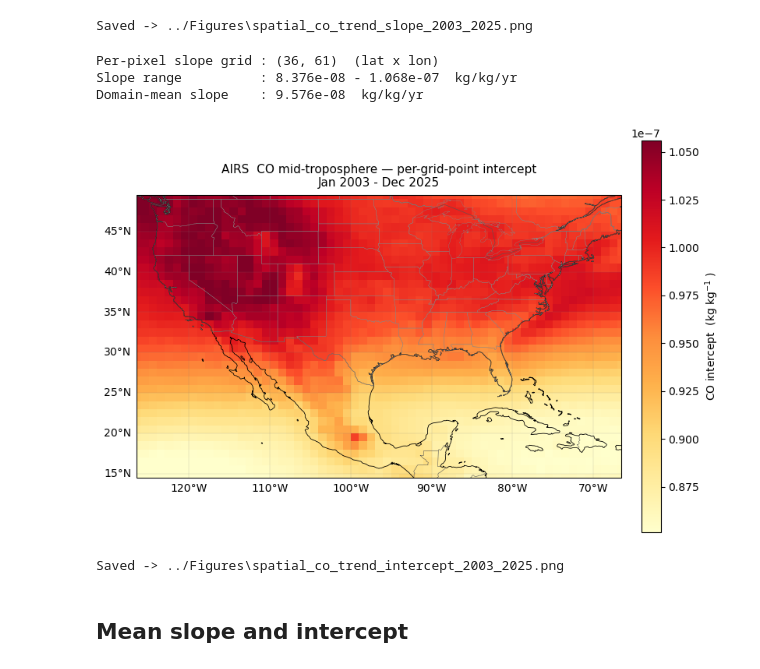
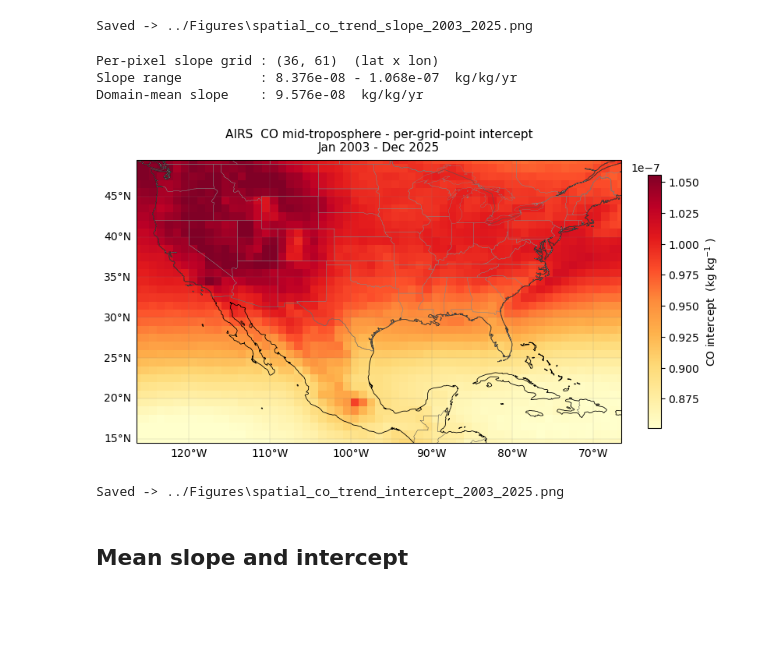
Before and after one commit to manohar322028/harmonic-analysis, a Jupyter notebook: Scripts/detrend.ipynb, the cells around one changed output. Saved outputs shown, nothing was run; the diff lists cells and outputs as text; code cells hidden in the pictures; blank space fills up the shorter version.

```diff
--- a/Scripts/detrend.ipynb
+++ b/Scripts/detrend.ipynb
@@ -349,38 +349,39 @@ fig_s, ax_s = plt.subplots(
     figsize=(8, 6),
     subplot_kw={"projection": ccrs.PlateCarree()},
     constrained_layout=True,
+
 )
 ax_s.set_extent(ext, crs=ccrs.PlateCarree())
 ax_s.add_feature(cfeature.COASTLINE, linewidth=0.6, edgecolor="k")
 ax_s.add_feature(cfeature.BORDERS,   linewidth=0.4, edgecolor="#555")
 ax_s.add_feature(cfeature.STATES,    linewidth=0.25, edgecolor="#888")
 
 pcm = ax_s.pcolormesh(
     lons, lats, slope,
     transform=ccrs.PlateCarree(),
     cmap="YlOrRd", vmin=vmin_s, vmax=vmax_s, shading="auto",
 )
-cb = fig_s.colorbar(pcm, ax=ax_s, orientation="vertical", shrink=0.85, pad=0.02)
+cb = fig_s.colorbar(pcm, ax=ax_s, orientation="vertical", shrink=0.55, pad=0.02)
 cb.set_label("CO intercept  (kg kg$^{-1}$ )", fontsize=10)
 
 gl = ax_s.gridlines(draw_labels=True, linewidth=0.3, color="gray", alpha=0.4)
 gl.top_labels = gl.right_labels = False
 
 ax_s.set_title(
-    "AIRS  CO mid-troposphere — per-grid-point intercept\n"
+    "AIRS  CO mid-troposphere - per-grid-point intercept\n"
     f"{months[0].strftime('%b %Y')} - {months[-1].strftime('%b %Y')}",
     fontsize=11, pad=8,
 )
 
 out_s = os.path.join(OUT_DIR, "spatial_co_trend_intercept_2003_2025.png")
 fig_s.savefig(out_s, dpi=150, bbox_inches="tight")
 plt.show()
 print("Saved ->", out_s)
 # %% [output]
 Per-pixel slope grid : (36, 61)  (lat x lon)
 Slope range          : 8.376e-08 - 1.068e-07  kg/kg/yr
 Domain-mean slope    : 9.576e-08  kg/kg/yr
-[figure, old version]
+[figure, new version]
 Saved -> ../Figures\spatial_co_trend_intercept_2003_2025.png
 # %% [markdown]
 ## Mean slope and intercept
```
Also changed, not shown: parts of 4 cells of this notebook, 12 other files.
